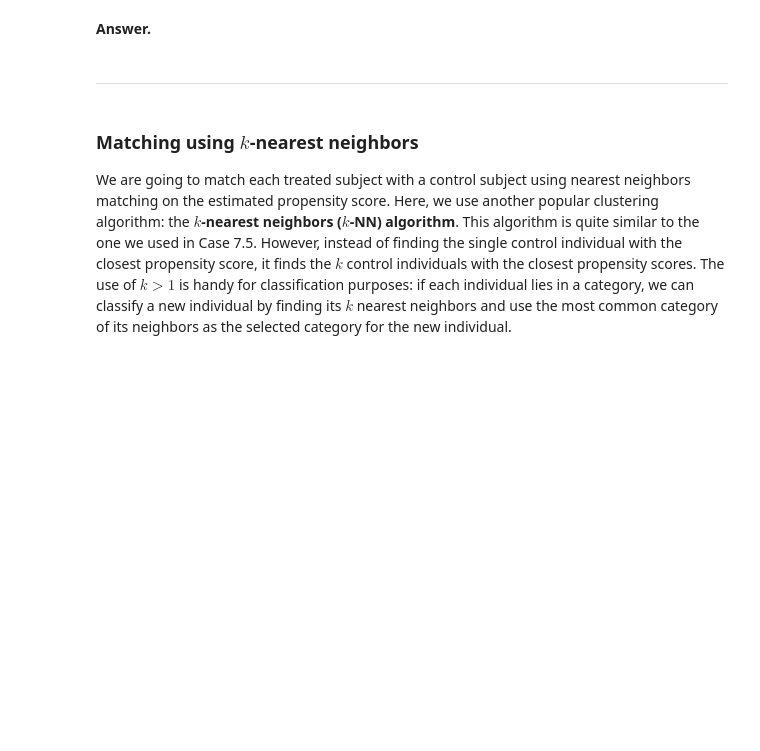
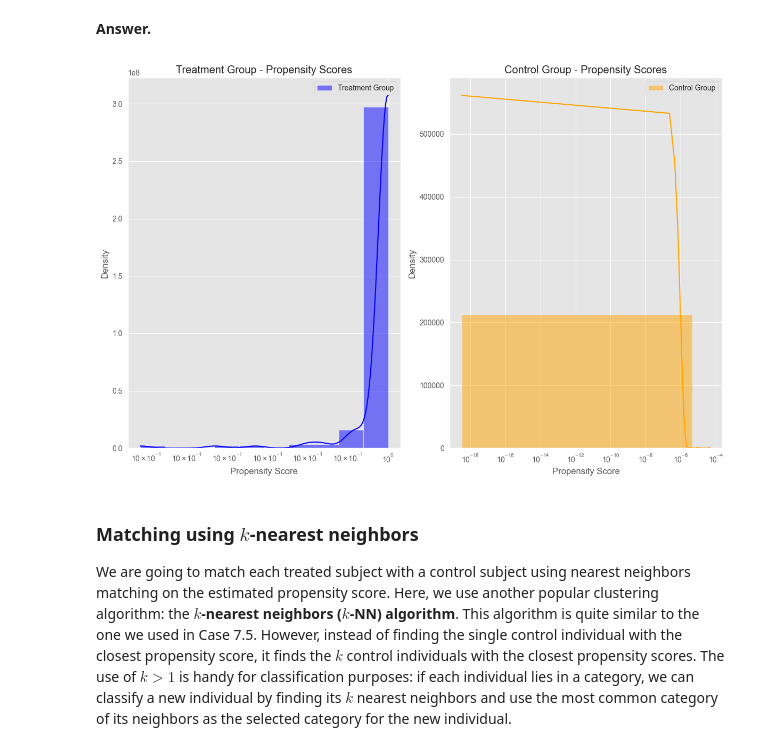
Before and after one commit to Yoker2004/Case-Studies, a Jupyter notebook: Case-2/assignment_2_STUDENT.ipynb, the cells around one changed output. Cells and saved outputs as stored; diff of their text form; code cells hidden in the pictures; blank space fills up the shorter version.

```diff
--- a/Case-2/assignment_2_STUDENT.ipynb
+++ b/Case-2/assignment_2_STUDENT.ipynb
@@ -187,0 +228,11 @@ After computing this measurement for all of our features, there is a rule of thu
+# %%
+logist_df = lalonde_df.copy()
+outcome_var = logist_df['treat']
+covars = logist_df.drop(columns = ['re78'])
+
+covars = sm.add_constant(covars)
+
+logit_reg = sm.Logit(outcome_var, covars)
+result = logit_reg.fit()
+
+print(result.summary())
@@ -190,8 +259,37 @@ After computing this measurement for all of our features, there is a rule of thu
 <p>Use <code>.predict()</code>  to obtain the propensity scores of individuals in our dataset. Save the the results with the name <code>pscore_logit</code> (these will be used later). In addition, make plots which show the distribution for both the treatment and control groups of propensity scores.</p>
 # %% [markdown]
 **Answer.**
-# %% [markdown]
--------
+# %%
+pscore_logit = result.predict(covars)
+logist_df['pscore_logit'] = pscore_logit
+
+treat_propen = logist_df.loc[logist_df['treat'] == 1, 'pscore_logit']
+control_propen = logist_df.loc[logist_df['treat'] == 0, 'pscore_logit']
+
+plt.figure(figsize=(12, 8))
+
+plt.subplot(1, 2, 1)
+sns.histplot(treat_propen, kde=True, color="blue", label="Treatment Group", stat="density", bins=10)
+plt.title("Treatment Group - Propensity Scores")
+plt.xlabel("Propensity Score")
+plt.ylabel("Density")
+plt.xscale('log')  # Apply log scale to x-axis
+plt.legend()
+
+# Histogram for Control Group
+plt.subplot(1, 2, 2)
+sns.histplot(control_propen, kde=True, color="orange", label="Control Group", stat="density", bins=10)
+plt.title("Control Group - Propensity Scores")
+plt.xlabel("Propensity Score")
+plt.ylabel("Density")
+plt.xscale('log')  # Apply log scale to x-axis
+plt.legend()
+
+# Show the plots
+plt.tight_layout()
+plt.show()
+# %% [output]
+[figure, added]
 # %% [markdown]
 ### Matching using $k$-nearest neighbors
 
```
Also changed, not shown: parts of 9 cells of this notebook.
